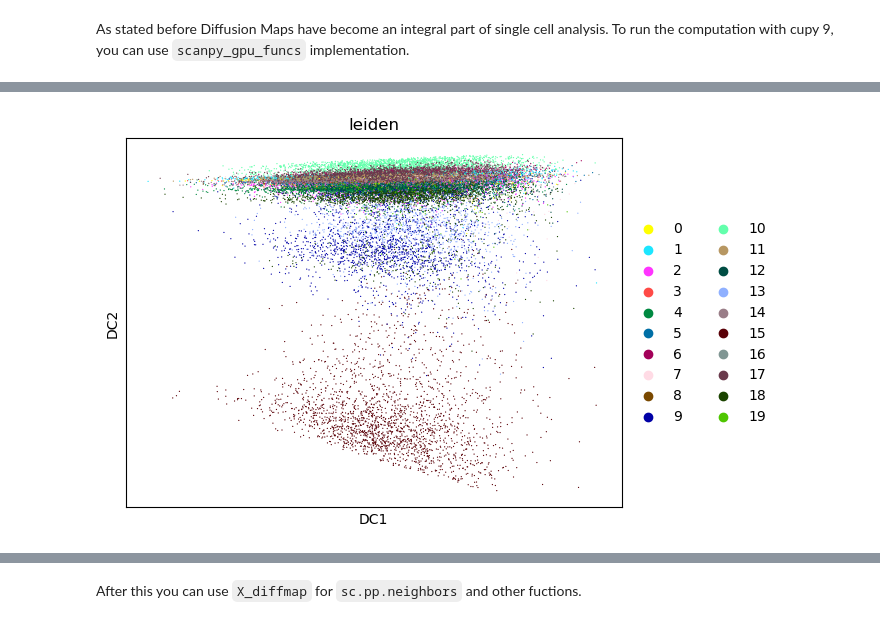
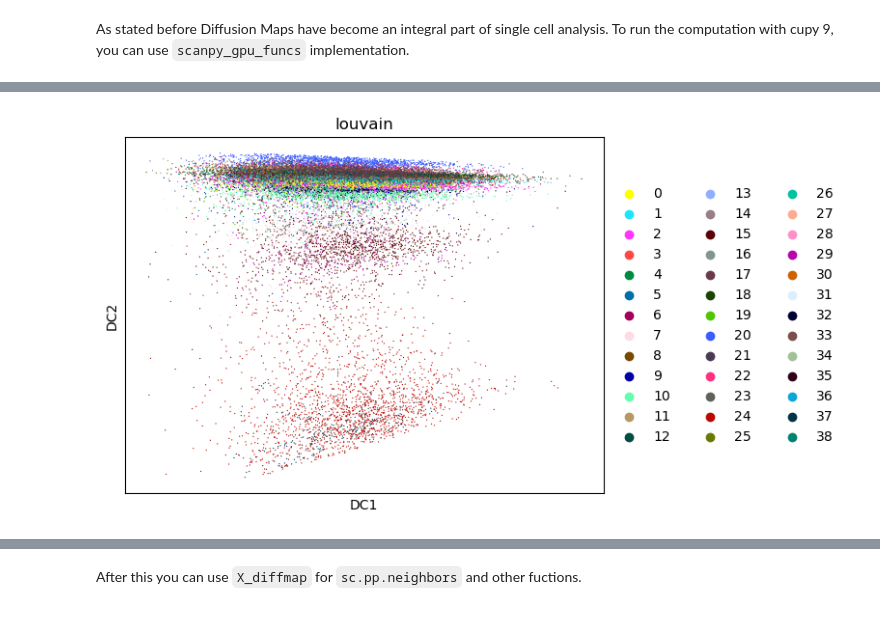
Before and after one commit to scverse/rapids_singlecell, a Jupyter notebook: docs/notebooks/demo_gpu.ipynb, the cells around one changed output, grey strips where cells are left out. Saved outputs shown, nothing was run; the diff lists cells and outputs as text; code cells hidden in the pictures.

```diff
--- a/docs/notebooks/demo_gpu.ipynb
+++ b/docs/notebooks/demo_gpu.ipynb
@@ -354,7 +350,7 @@ Wall time: 163 ms
 # %%
-sc.pl.diffmap(tdata, color='leiden')
+sc.pl.diffmap(tdata, color='louvain')
 # %% [output]
-[figure, old version]
+[figure, new version]
 # %%
 %%time
 rsc.tl.draw_graph(tdata)
```
Also changed, not shown: parts of 54 cells of this notebook, 3 other files.
